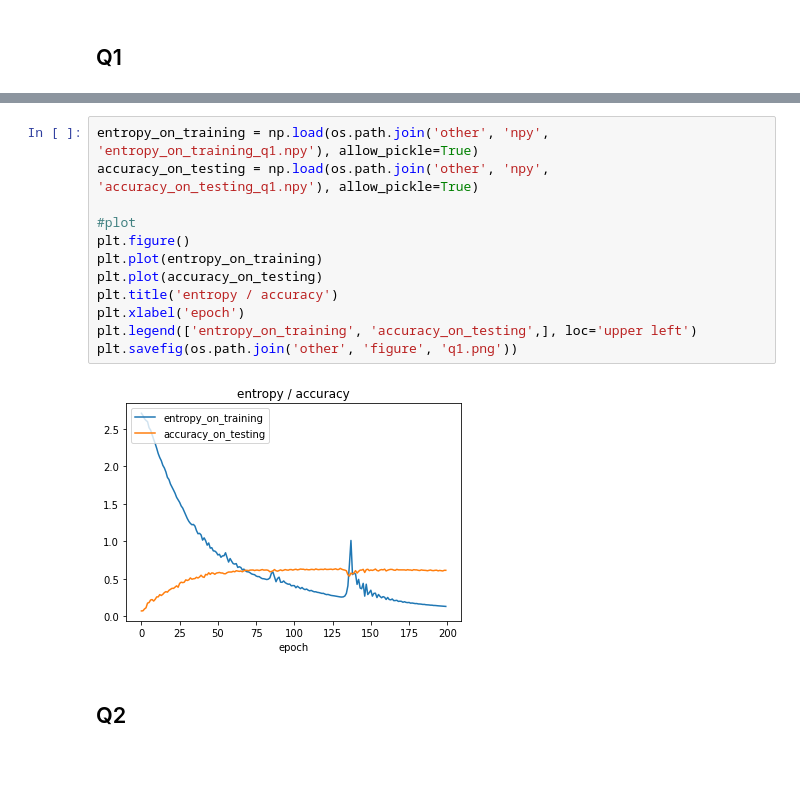
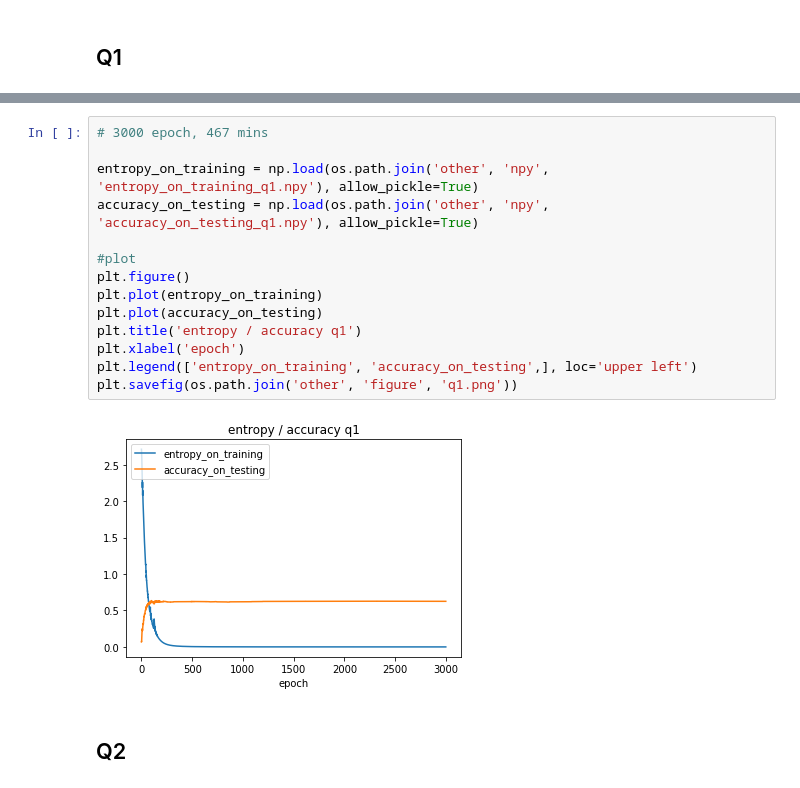
Before and after one commit to Yuhaooooo/CZ4042_Deep_Learning, a Jupyter notebook: assignment2/assignment2_question_b/part_b.ipynb, the cells around one changed output, grey strips where cells are left out. Drawn from its saved outputs; the diff is of its cells as text.

```diff
--- a/assignment2/assignment2_question_b/part_b.ipynb
+++ b/assignment2/assignment2_question_b/part_b.ipynb
@@ -213,17 +214,19 @@ pool1:  [array([5600,   41,    1,   10], dtype=int32)]
 # %%
+# 3000 epoch, 467 mins
+
 entropy_on_training = np.load(os.path.join('other', 'npy', 'entropy_on_training_q1.npy'), allow_pickle=True)
 accuracy_on_testing = np.load(os.path.join('other', 'npy', 'accuracy_on_testing_q1.npy'), allow_pickle=True)
 
 #plot
 plt.figure()
 plt.plot(entropy_on_training)
 plt.plot(accuracy_on_testing)
-plt.title('entropy / accuracy')
+plt.title('entropy / accuracy q1')
 plt.xlabel('epoch')
 plt.legend(['entropy_on_training', 'accuracy_on_testing',], loc='upper left')
 plt.savefig(os.path.join('other', 'figure', 'q1.png'))
 # %% [output]
-[figure, old version]
+[figure, new version]
 # %% [markdown]
 ## Q2
 # %%
```
Also changed, not shown: parts of 4 cells of this notebook, 6 other files.
